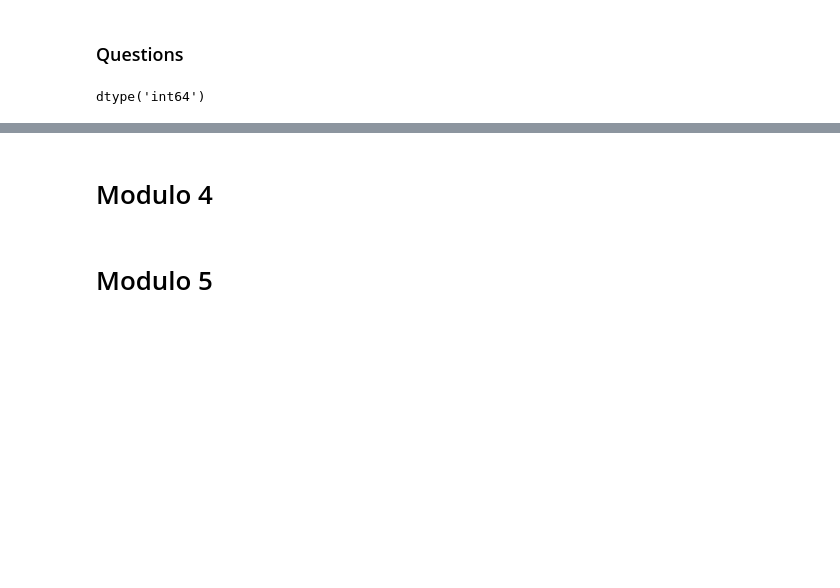
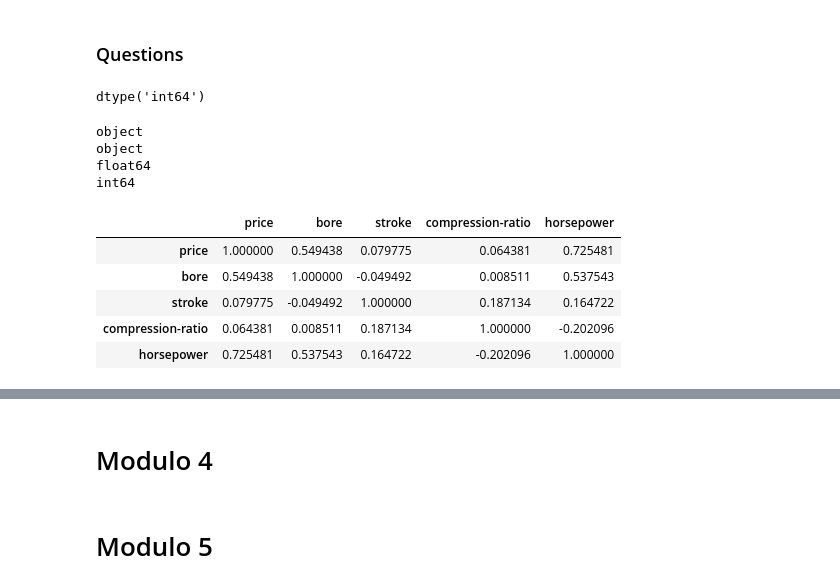
Before and after one commit to PosgradoMNA/actividades-de-aprendizaje-A01793108, a Jupyter notebook: IBM_DataAnalysisPython_A01793108.ipynb, the cells around one changed output, grey strips where cells are left out. Cells and saved outputs as stored; diff of their text form; code cells hidden in the pictures; blank space fills up the shorter version.

```diff
--- a/IBM_DataAnalysisPython_A01793108.ipynb
+++ b/IBM_DataAnalysisPython_A01793108.ipynb
@@ -813,3 +885,14 @@ sns.heatmap(df[['horsepower', 'peak-rpm', 'engine-size', 'price']].corr())
 print(df['peak-rpm'].dtypes) ## dado que ha trabaje con ella ahora es interger
 # %% [output]
 dtype('int64')
+# %%
+## Question 2
+print(df['bore'].dtypes)
+print(df['stroke'].dtypes)
+print(df['compression-ratio'].dtypes)
+print(df['horsepower'].dtypes)
+# %% [output]
+object
+object
+float64
+int64
@@ -815,0 +904,9 @@ dtype('int64')
+# %%
+df[['price', 'bore', 'stroke', 'compression-ratio', 'horsepower']].corr()
+# %% [output]
+|  | price | bore | stroke | compression-ratio | horsepower |
+| price | 1.000000 | 0.549438 | 0.079775 | 0.064381 | 0.725481 |
+| bore | 0.549438 | 1.000000 | -0.049492 | 0.008511 | 0.537543 |
+| stroke | 0.079775 | -0.049492 | 1.000000 | 0.187134 | 0.164722 |
+| compression-ratio | 0.064381 | 0.008511 | 0.187134 | 1.000000 | -0.202096 |
+| horsepower | 0.725481 | 0.537543 | 0.164722 | -0.202096 | 1.000000 |
```
Also changed, not shown: parts of 15 cells of this notebook.
